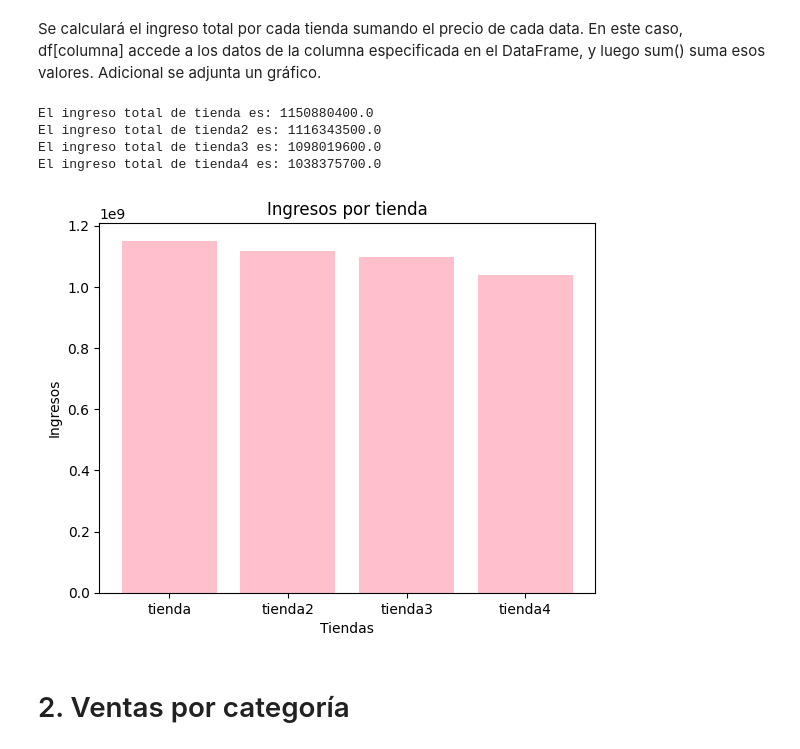
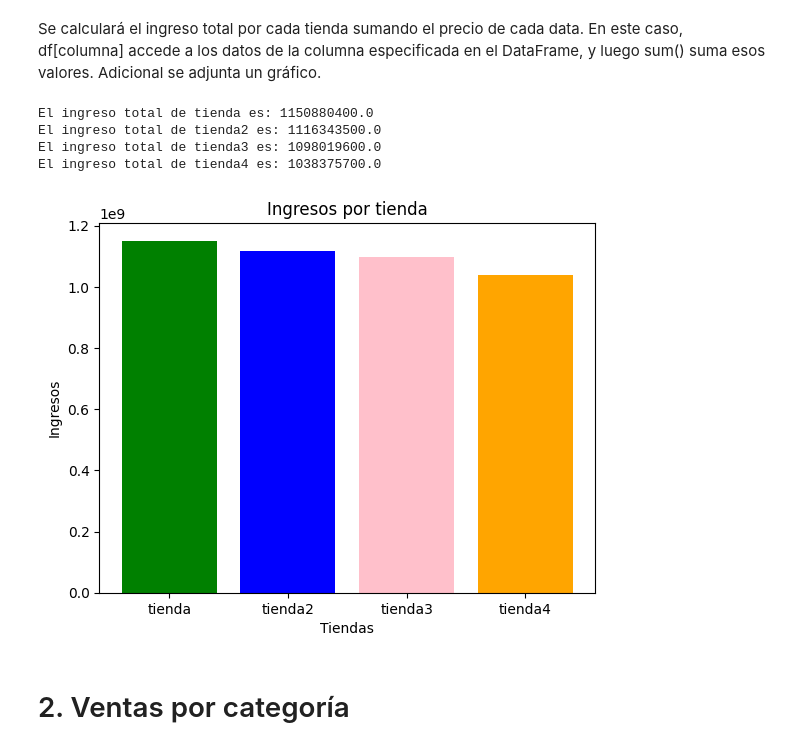
Before and after one commit to artbelgum/Challenge-Alura-Store, a Jupyter notebook: Challenge_1_Alura_Store.ipynb, the cells around one changed output. Cells and saved outputs as stored; diff of their text form; code cells hidden in the pictures.

Commit message:
Gráficas con colores diferentes

```diff
--- a/Challenge_1_Alura_Store.ipynb
+++ b/Challenge_1_Alura_Store.ipynb
@@ -33,34 +33,36 @@ Se calculará el ingreso total por cada tienda sumando el precio de cada data. E
 # %%
 from matplotlib import pyplot as plt #se instala la biblioteca matplotlib
 
-def ingreso_total(nombre_df, df, columna):
+def ingreso_total(nombre_df, df, columna): #función que suma todos los datos de la columna
   ingreso_tienda = df[columna].sum()
   return ingreso_tienda
 
 #Recopilando datos de todas las tiendas
 ingreso_tienda = []
 
 #Llamada a la función y almacenamiento de resultados
 nombre_tiendas = ['tienda', 'tienda2', 'tienda3', 'tienda4']
 dataFrames = [tienda, tienda2, tienda3, tienda4]
 
 for nombre, df in zip(nombre_tiendas, dataFrames):
     ingreso = ingreso_total(nombre, df, 'Precio') #Se llama a la función para obtener el ingreso por tienda
     ingreso_tienda.append(ingreso) #se agrega el ingreso al arreglo
     print(f"El ingreso total de {nombre} es: {ingreso}")
 
+# Definir una lista de colores, para asignar un color por tienda
+    colores = ['green', 'blue', 'pink', 'orange']
 
 #Graficando los ingresos por tiendas
-plt.bar(nombre_tiendas, ingreso_tienda, color='pink')
+plt.bar(nombre_tiendas, ingreso_tienda, color=colores)
 plt.xlabel('Tiendas')
 plt.ylabel('Ingresos')
 plt.title('Ingresos por tienda')
 plt.show()
 # %% [output]
 El ingreso total de tienda es: 1150880400.0
 El ingreso total de tienda2 es: 1116343500.0
 El ingreso total de tienda3 es: 1098019600.0
 El ingreso total de tienda4 es: 1038375700.0
-[figure, old version]
+[figure, new version]
 # %% [markdown]
 # 2. Ventas por categoría
```
Also changed, not shown: parts of 8 cells of this notebook.
